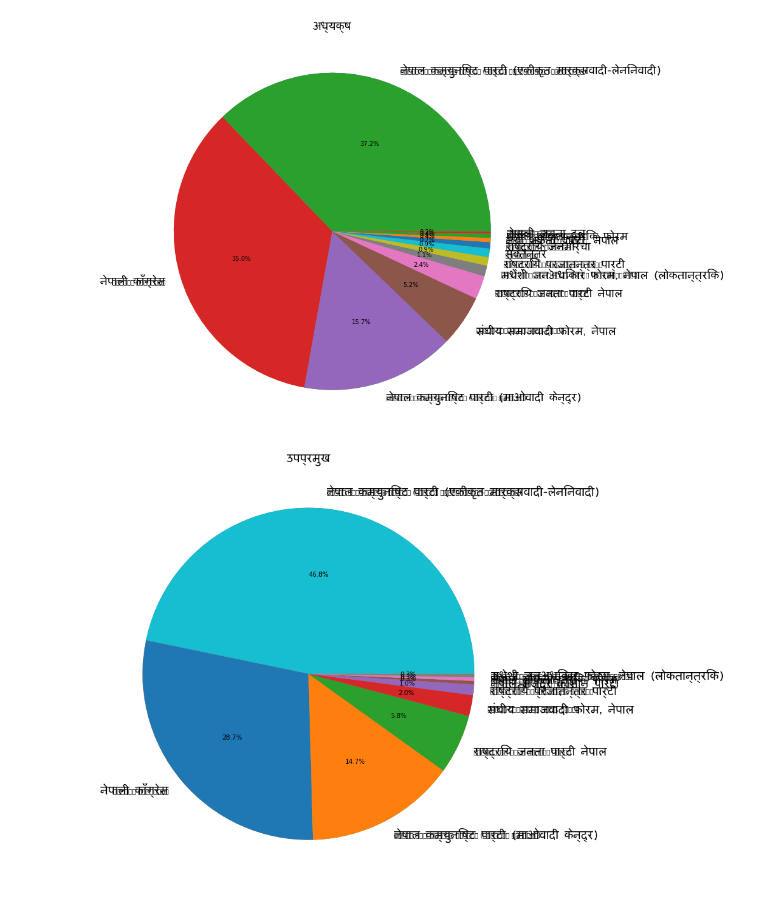
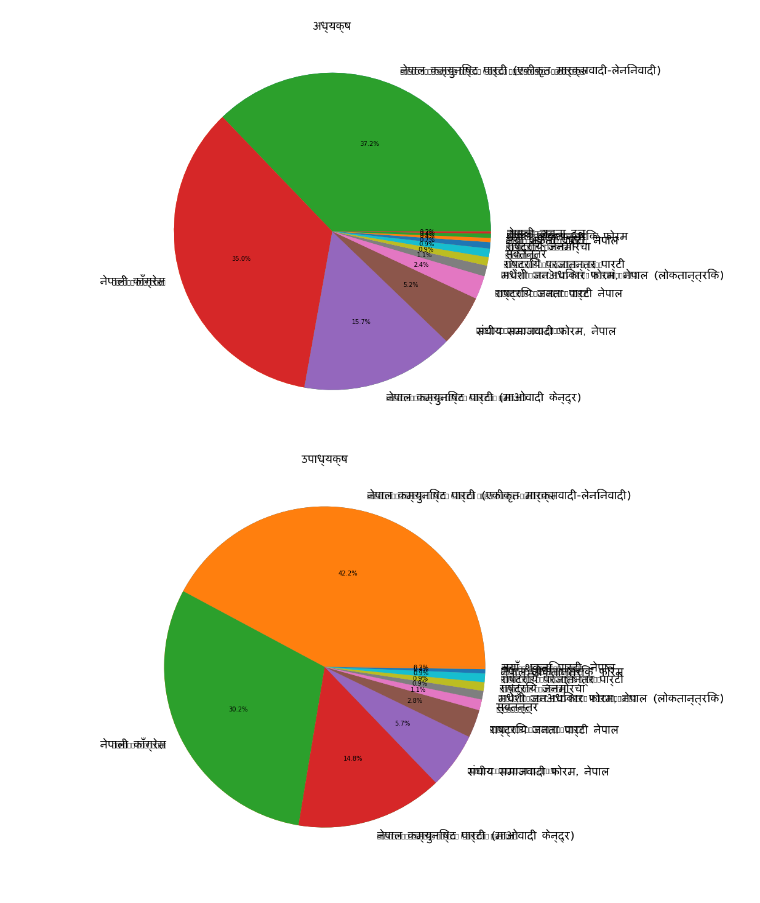
Before and after one commit to ErKiran/local-level-election-trivia, a Jupyter notebook: Analysis.ipynb, the cells around one changed output. Cells and saved outputs as stored; diff of their text form; code cells hidden in the pictures.

```diff
--- a/Analysis.ipynb
+++ b/Analysis.ipynb
@@ -31,14 +31,14 @@ def getWinnerDataFrame(postname):
 # %%
 df = pd.read_csv(url)
 # %%
-for post in ["प्रमुख", "उपप्रमुख", "अध्यक्ष", "उपप्रमुख", "वडा अध्यक्ष", "सदस्य", "महिला सदस्य", "दलित महिला सदस्य"]:
+for post in ["प्रमुख", "उपप्रमुख", "अध्यक्ष", "उपाध्यक्ष", "वडा अध्यक्ष", "सदस्य", "महिला सदस्य", "दलित महिला सदस्य"]:
   data = getWinnerDataFrame(post)
   piePlot(data, post)
 # %% [output]
 [figure]
 [figure]
 [figure]
-[figure, old version]
+[figure, new version]
 [figure]
 [figure]
 [figure]
```
